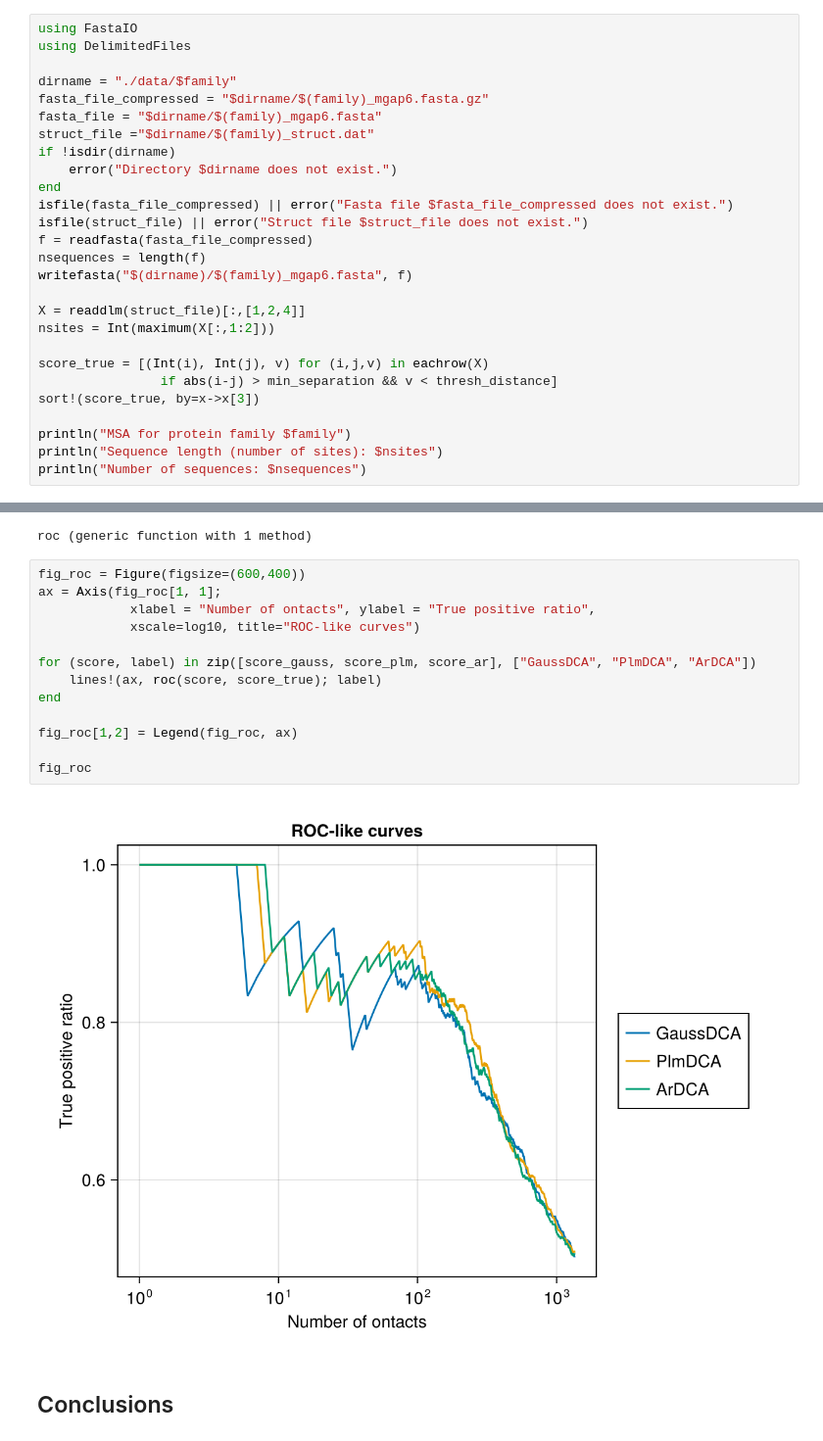
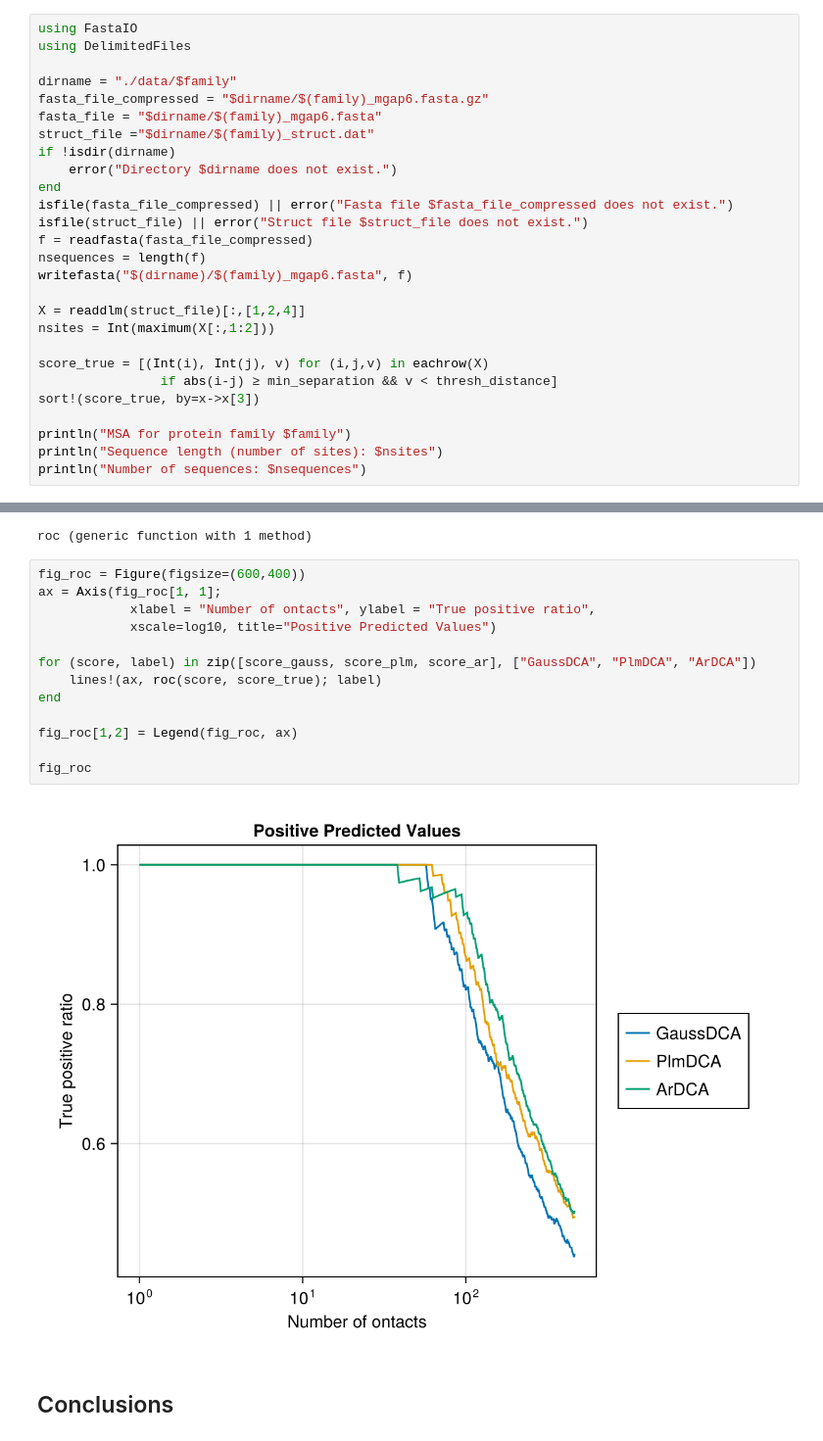
Before and after one commit to stecrotti/ProteinStructurePrediction, a Jupyter notebook: protein_structure_prediction.ipynb, the cells around one changed output, grey strips where cells are left out. Shown at 98% size. Drawn from its saved outputs; the diff is of its cells as text.

Commit message:
fix min separation bug

```diff
--- a/protein_structure_prediction.ipynb
+++ b/protein_structure_prediction.ipynb
@@ -77,7 +77,7 @@ X = readdlm(struct_file)[:,[1,2,4]]
 nsites = Int(maximum(X[:,1:2]))
 
 score_true = [(Int(i), Int(j), v) for (i,j,v) in eachrow(X)
-                if abs(i-j) > min_separation && v < thresh_distance]
+                if abs(i-j) ≥ min_separation && v < thresh_distance]
 sort!(score_true, by=x->x[3])
 
 println("MSA for protein family $family")
@@ -381,18 +347,18 @@ roc (generic function with 1 method)
 # %%
 fig_roc = Figure(figsize=(600,400))
 ax = Axis(fig_roc[1, 1];
             xlabel = "Number of ontacts", ylabel = "True positive ratio",
-            xscale=log10, title="ROC-like curves")
+            xscale=log10, title="Positive Predicted Values")
 
 for (score, label) in zip([score_gauss, score_plm, score_ar], ["GaussDCA", "PlmDCA", "ArDCA"])
     lines!(ax, roc(score, score_true); label)
 end
 
 fig_roc[1,2] = Legend(fig_roc, ax)
 
 fig_roc
 # %% [output]
-[figure, old version]
+[figure, new version]
 # %% [markdown]
 ## Conclusions
 # %% [markdown]
```
Also changed, not shown: parts of 10 cells of this notebook.
